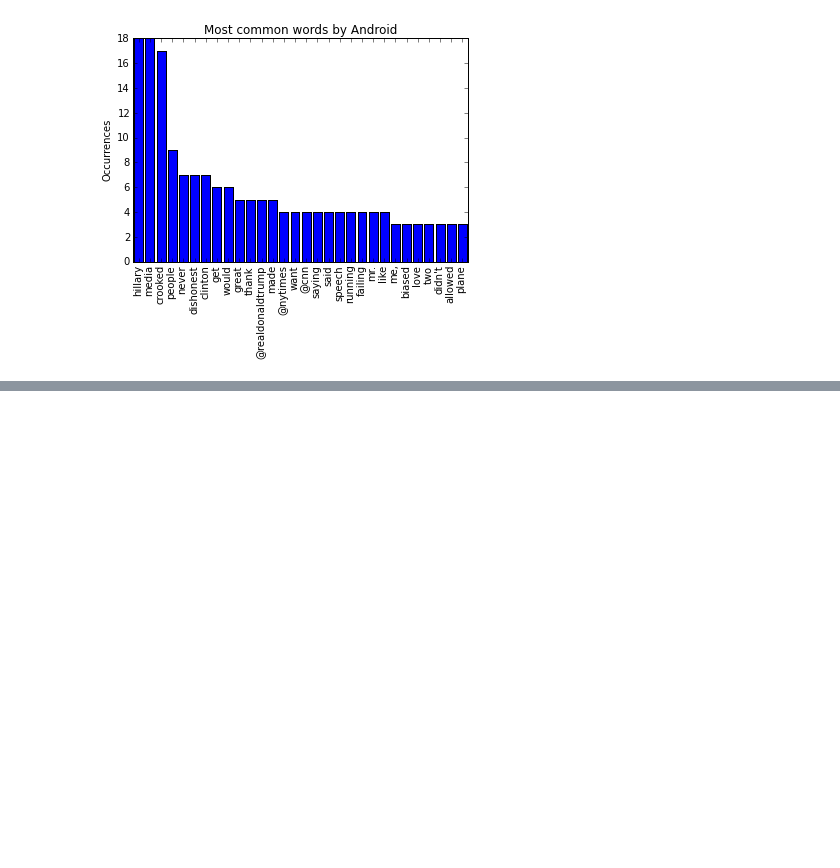
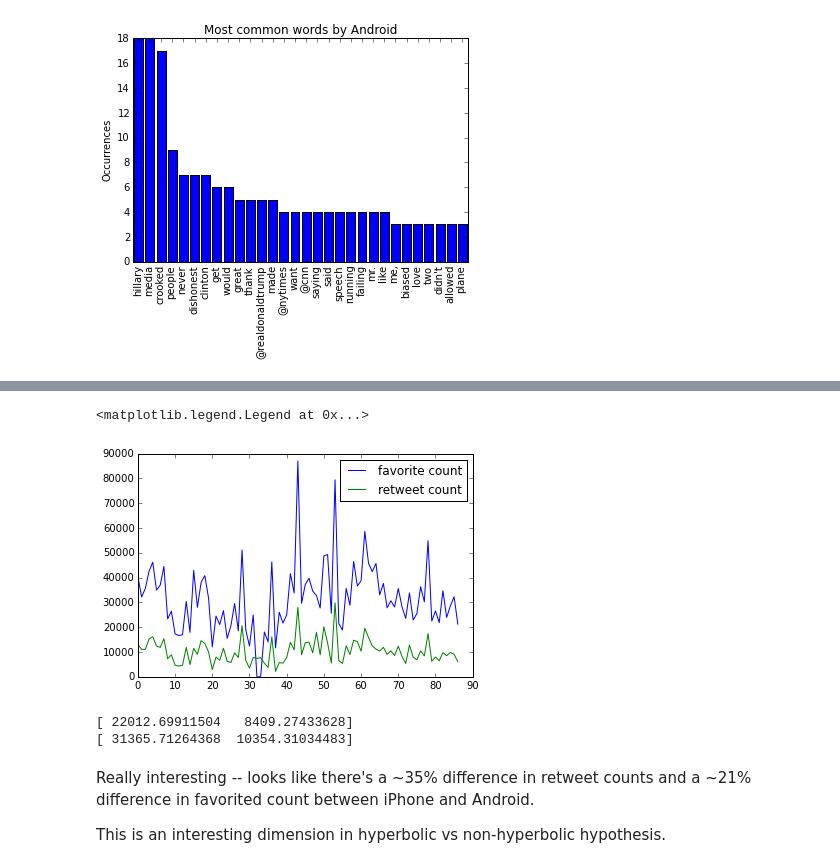
Before and after one commit to rohunvati/trump-s-tweets, a Jupyter notebook: Trump's Tweets.ipynb, the cells around one changed output, grey strips where cells are left out. Cells and saved outputs as stored; diff of their text form; code cells hidden in the pictures; blank space fills up the shorter version.

```diff
--- a/Trump's Tweets.ipynb
+++ b/Trump's Tweets.ipynb
@@ -252,0 +272,6 @@ Android, on the other
+# %%
+plt.plot(engage_android)
+plt.legend(label_list, loc ='upper right')
+# %% [output]
+<matplotlib.legend.Legend at 0x...>
+[figure, added]
@@ -252,0 +283,11 @@ Android, on the other
+# %%
+# Let's look at the average count of favorites/retweets by iPhone/Android.
+print np.mean(np_iphone, axis=0)
+print np.mean(np_android, axis=0)
+# %% [output]
+[ 22012.69911504   8409.27433628]
+[ 31365.71264368  10354.31034483]
+# %% [markdown]
+Really interesting -- looks like there's a ~35% difference in retweet counts and a ~21% difference in favorited count between iPhone and Android.
+
+This is an interesting dimension in hyperbolic vs non-hyperbolic hypothesis.
```
Also changed, not shown: parts of 8 cells of this notebook.
